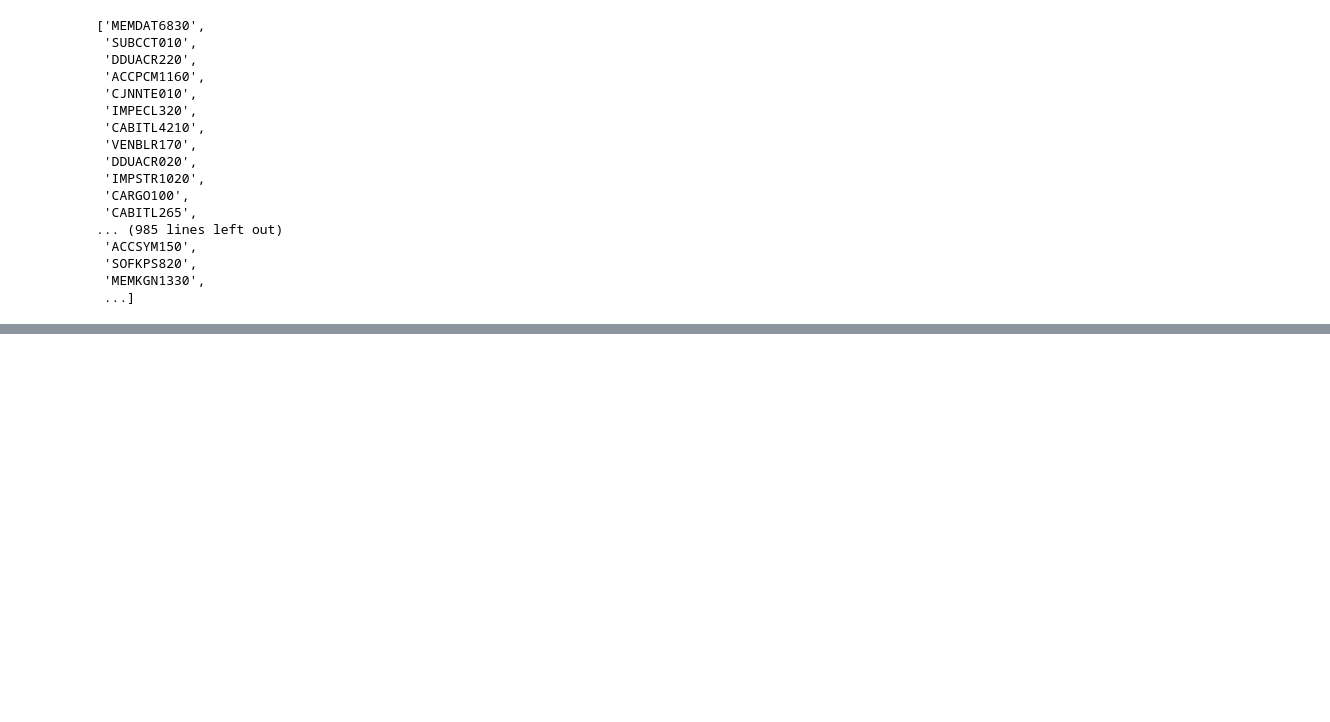
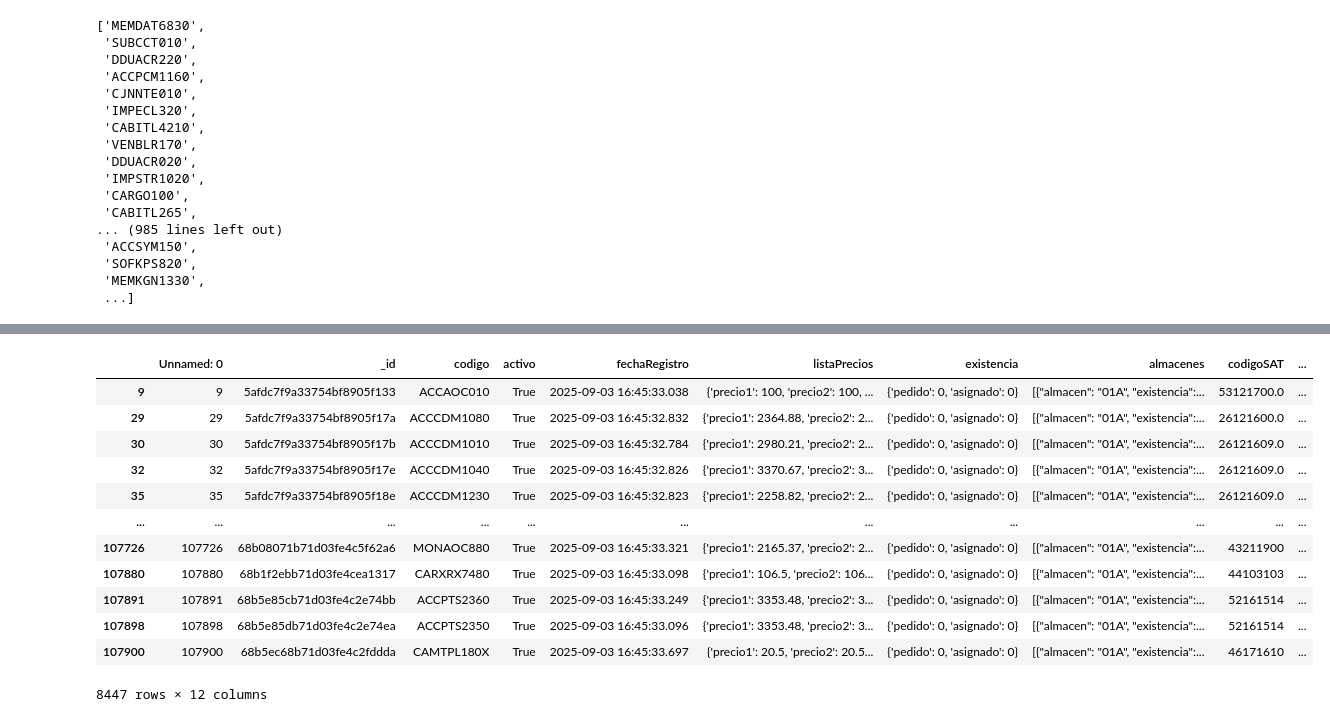
Before and after one commit to fdcir3tt/ct_dashboard, a Jupyter notebook: mock_up.ipynb, the cells around one changed output, grey strips where cells are left out. Cells and saved outputs as stored; diff of their text form; code cells hidden in the pictures; blank space fills up the shorter version.

```diff
--- a/mock_up.ipynb
+++ b/mock_up.ipynb
@@ -803,0 +1177,17 @@ list(df["productId"].unique())
+# %%
+exists=existence["stock"]!= 0
+existence[exists]
+# %% [output]
+|  | Unnamed: 0 | _id | codigo | activo | fechaRegistro | listaPrecios | existencia | almacenes | codigoSAT | ... |
+| 9 | 9 | 5afdc7f9a33754bf8905f133 | ACCAOC010 | True | 2025-09-03 16:45:33.038 | {'precio1': 100, 'precio2': 100, ... | {'pedido': 0, 'asignado': 0} | [{"almacen": "01A", "existencia":... | 53121700.0 | ... |
+| 29 | 29 | 5afdc7f9a33754bf8905f17a | ACCCDM1080 | True | 2025-09-03 16:45:32.832 | {'precio1': 2364.88, 'precio2': 2... | {'pedido': 0, 'asignado': 0} | [{"almacen": "01A", "existencia":... | 26121600.0 | ... |
+| 30 | 30 | 5afdc7f9a33754bf8905f17b | ACCCDM1010 | True | 2025-09-03 16:45:32.784 | {'precio1': 2980.21, 'precio2': 2... | {'pedido': 0, 'asignado': 0} | [{"almacen": "01A", "existencia":... | 26121609.0 | ... |
+| 32 | 32 | 5afdc7f9a33754bf8905f17e | ACCCDM1040 | True | 2025-09-03 16:45:32.826 | {'precio1': 3370.67, 'precio2': 3... | {'pedido': 0, 'asignado': 0} | [{"almacen": "01A", "existencia":... | 26121609.0 | ... |
+| 35 | 35 | 5afdc7f9a33754bf8905f18e | ACCCDM1230 | True | 2025-09-03 16:45:32.823 | {'precio1': 2258.82, 'precio2': 2... | {'pedido': 0, 'asignado': 0} | [{"almacen": "01A", "existencia":... | 26121609.0 | ... |
+| ... | ... | ... | ... | ... | ... | ... | ... | ... | ... | ... |
+| 107726 | 107726 | 68b08071b71d03fe4c5f62a6 | MONAOC880 | True | 2025-09-03 16:45:33.321 | {'precio1': 2165.37, 'precio2': 2... | {'pedido': 0, 'asignado': 0} | [{"almacen": "01A", "existencia":... | 43211900 | ... |
+| 107880 | 107880 | 68b1f2ebb71d03fe4cea1317 | CARXRX7480 | True | 2025-09-03 16:45:33.098 | {'precio1': 106.5, 'precio2': 106... | {'pedido': 0, 'asignado': 0} | [{"almacen": "01A", "existencia":... | 44103103 | ... |
+| 107891 | 107891 | 68b5e85cb71d03fe4c2e74bb | ACCPTS2360 | True | 2025-09-03 16:45:33.249 | {'precio1': 3353.48, 'precio2': 3... | {'pedido': 0, 'asignado': 0} | [{"almacen": "01A", "existencia":... | 52161514 | ... |
+| 107898 | 107898 | 68b5e85db71d03fe4c2e74ea | ACCPTS2350 | True | 2025-09-03 16:45:33.096 | {'precio1': 3353.48, 'precio2': 3... | {'pedido': 0, 'asignado': 0} | [{"almacen": "01A", "existencia":... | 52161514 | ... |
+| 107900 | 107900 | 68b5ec68b71d03fe4c2fddda | CAMTPL180X | True | 2025-09-03 16:45:33.697 | {'precio1': 20.5, 'precio2': 20.5... | {'pedido': 0, 'asignado': 0} | [{"almacen": "01A", "existencia":... | 46171610 | ... |
+8447 rows × 12 columns
```
Also changed, not shown: parts of 27 cells of this notebook, 2 other files.
